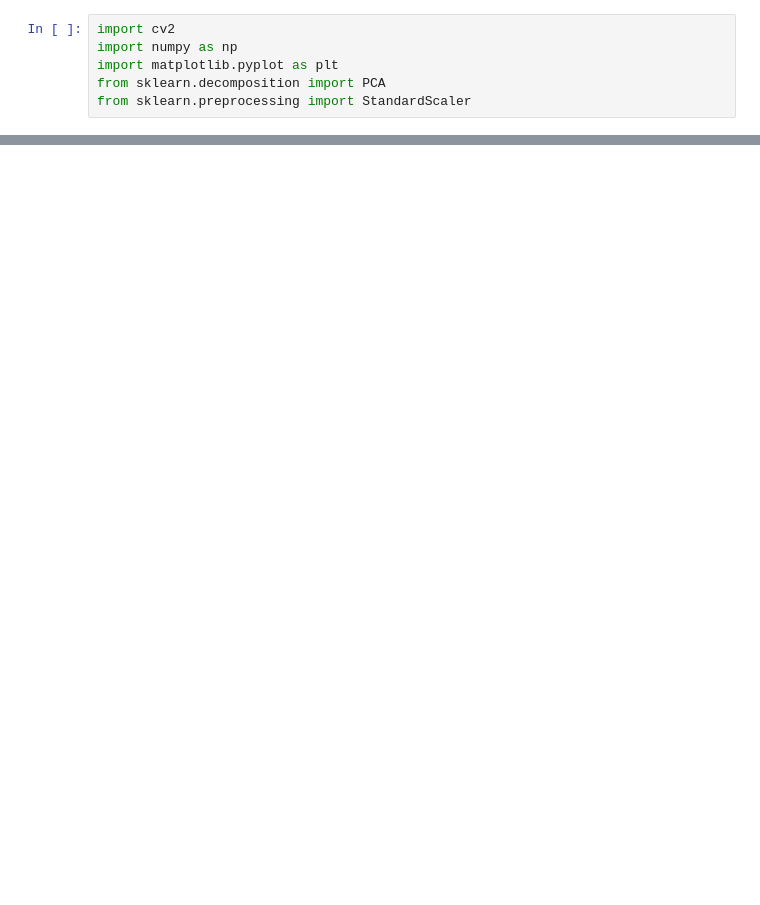
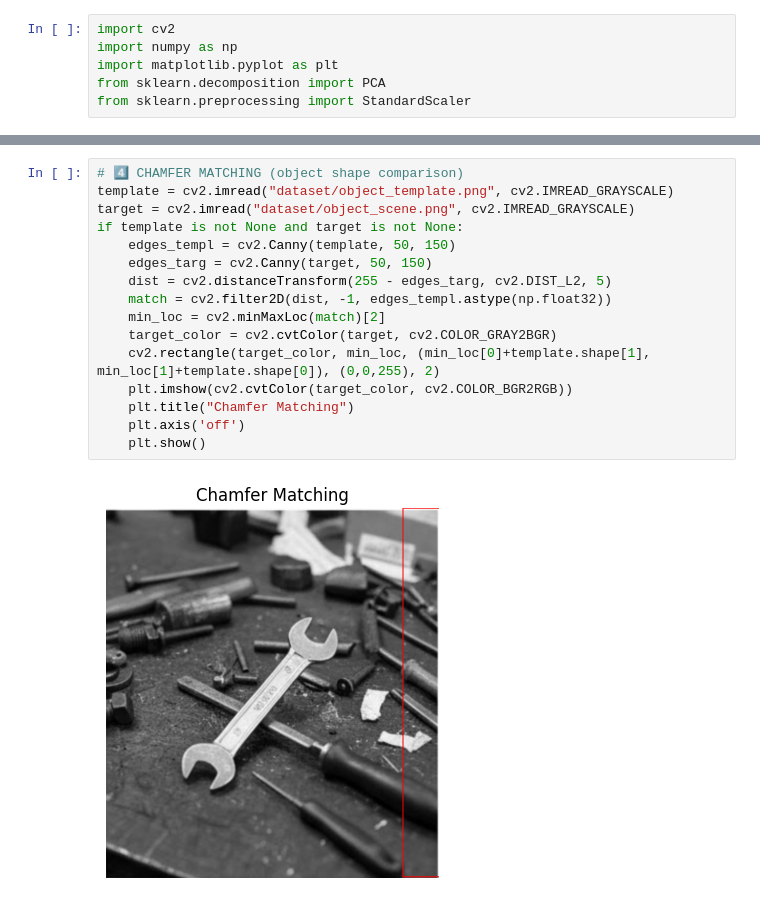
Before and after one commit to SawhneySatvik/IntroductionToComputerVision, a Jupyter notebook: 05.VisionApplicationSuite.ipynb, the cells around one changed output, grey strips where cells are left out. Cells and saved outputs as stored; diff of their text form; blank space fills up the shorter version.

```diff
--- a/05.VisionApplicationSuite.ipynb
+++ b/05.VisionApplicationSuite.ipynb
@@ -48,0 +87,18 @@ error: OpenCV(4.12.0) /Users/xperience/GHA-Actions-OpenCV/_work/opencv-python/op
+# %%
+# 4️⃣ CHAMFER MATCHING (object shape comparison)
+template = cv2.imread("dataset/object_template.png", cv2.IMREAD_GRAYSCALE)
+target = cv2.imread("dataset/object_scene.png", cv2.IMREAD_GRAYSCALE)
+if template is not None and target is not None:
+    edges_templ = cv2.Canny(template, 50, 150)
+    edges_targ = cv2.Canny(target, 50, 150)
+    dist = cv2.distanceTransform(255 - edges_targ, cv2.DIST_L2, 5)
+    match = cv2.filter2D(dist, -1, edges_templ.astype(np.float32))
+    min_loc = cv2.minMaxLoc(match)[2]
+    target_color = cv2.cvtColor(target, cv2.COLOR_GRAY2BGR)
+    cv2.rectangle(target_color, min_loc, (min_loc[0]+template.shape[1], min_loc[1]+template.shape[0]), (0,0,255), 2)
+    plt.imshow(cv2.cvtColor(target_color, cv2.COLOR_BGR2RGB))
+    plt.title("Chamfer Matching")
+    plt.axis('off')
+    plt.show()
+# %% [output]
+[figure, added]
```
Also changed, not shown: parts of 7 cells of this notebook.
